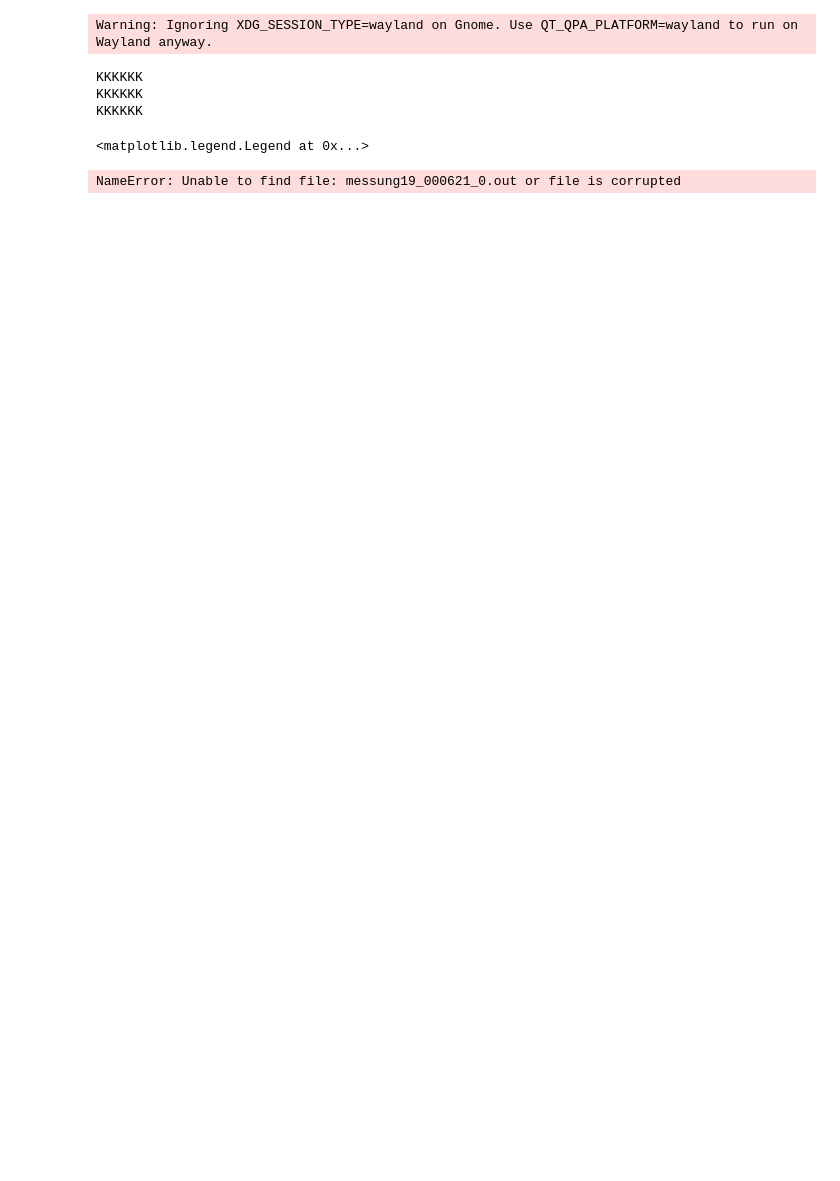
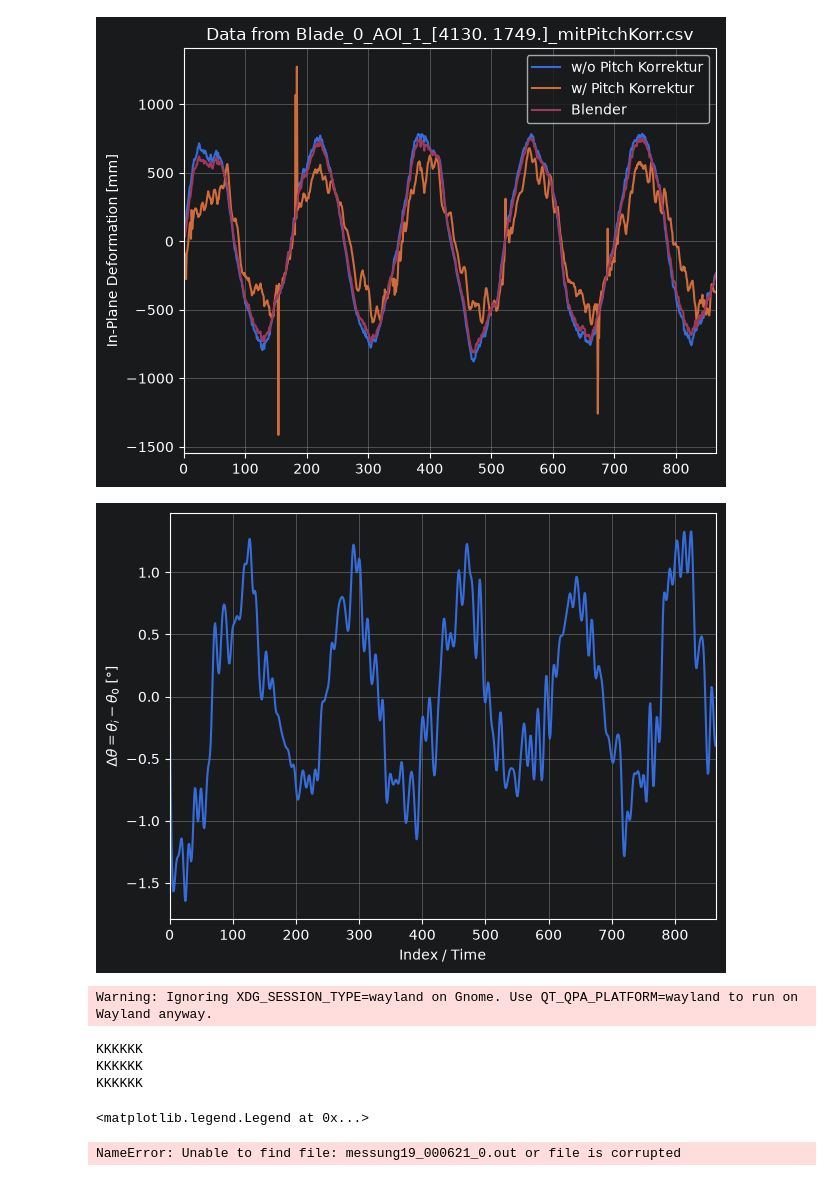
Before and after one commit to JARC99/tfd-wea-dic, a Jupyter notebook: sandbox/sandbox.ipynb, the cells around one changed output. Cells and saved outputs as stored; diff of their text form; code cells hidden in the pictures; blank space fills up the shorter version.

Commit message:
Add option to read pitch angle value as .csv

```diff
--- a/sandbox/sandbox.ipynb
+++ b/sandbox/sandbox.ipynb
@@ -1,9 +1,9 @@
 # %%
 %reset -f
-%matplotlib qt
+# %matplotlib qt
 
 import os
-
+import easygui
 import matplotlib.pyplot as plt
 import numpy as np
 import pandas as pd
@@ -14,56 +14,73 @@ import scipy.io
 plt.close("all")
 
 v_i = 0
-v_f = 10000
+v_f = 865
 
 # Open file dialog to select a .mat file
-mat_file_path = '/home/jarc/Desktop/tfd-wea-dic/sandbox/pitch_bladeA_messung24.mat'  #easygui.fileopenbox("Select the .mat file")
+pitch_angle_file = r"C:\Users\printezis_adm\Desktop\tfd-wea-dic\sandbox\BLENDER Blade BLADE_A_1.csv" # easygui.fileopenbox("Select the .mat file")
 
-file_path_w_pitch = 'Blade_0_AOI_2_[3939. 1147.]_ohnePitchKorr.csv'  #easygui.fileopenbox("Select the .csv file")
-file_path_wo_pitch = "Blade_0_AOI_2_[3939. 1147.]_mitPitchKorr.csv"
 
+
+
+
+
+file_path_wo_pitch_korr = r"C:\Users\printezis_adm\Desktop\tfd-wea-dic\sandbox\Blade_0_AOI_1_[4130. 1749.]_ohnePitchKorr.csv" # easygui.fileopenbox("Select the .csv file without correction")
+file_path_w_pitch_korr = r"C:\Users\printezis_adm\Desktop\tfd-wea-dic\sandbox\Blade_0_AOI_1_[4130. 1749.]_mitPitchKorr.csv" # easygui.fileopenbox("Select the .csv file with correction")
 fig = plt.figure()
 ax = fig.add_subplot(111)
 
-pitch_angle_array = scipy.io.loadmat(mat_file_path)
-pitch_angle_array = pitch_angle_array["pitch_wea_bladeA"].flatten()
-pitch_angle_array = pitch_angle_array[v_i:v_f] - pitch_angle_array[0]
+# pitch_angle_data = scipy.io.loadmat(pitch_angle_file)
+# pitch_angle_data = pitch_angle_data["pitch_wea_bladeA"].flatten()
 
-path_list = [file_path_w_pitch, file_path_wo_pitch]
+
+pitch_angle_data = pd.read_csv(pitch_angle_file, sep=";", decimal=",") # TODO: only for test
+
+schwenk_data = -pitch_angle_data[" Schwenk"].to_numpy()
+pitch_angle_data = -pitch_angle_data[" Winkel"].to_numpy()
+
+
+pitch_angle_data = pitch_angle_data[v_i:v_f] - pitch_angle_data[0]
+
+path_list = [file_path_wo_pitch_korr, file_path_w_pitch_korr]
 for path in path_list[:]:
     filename = os.path.basename(path)
     df_w_pitch = pd.read_csv(path, sep=";", decimal=',', skiprows=1, header=0)
 
     y_pos = df_w_pitch["Y [mm]"].to_numpy(copy=True)[v_i:v_f]
     sigma = df_w_pitch["sigma [pixel]"].to_numpy(copy=True)[v_i:v_f]
     deformation_V = df_w_pitch["V [mm]"].to_numpy(copy=True)[v_i:v_f]
 
     bad_sigmas = np.nonzero(sigma < 0)[0]
     deformation_V[bad_sigmas] = 0
 
     ax.plot(deformation_V, label=filename)
 
+
+ax.plot(schwenk_data)
 ax.set_title(f"Data from {filename}")
 
 ax.set_ylabel("In-Plane Deformation [mm]")
 ax.grid(True)
 ax.set_xlim(v_i, v_f)
-ax.legend()
+ax.legend(["w/o Pitch Korrektur", "w/ Pitch Korrektur", "Blender"])
 plt.tight_layout()
 plt.show()
 
 # Create a plot for the variables found
 fig1 = plt.figure()
 ax1 = fig1.add_subplot()
 
-ax1.plot(pitch_angle_array)
+ax1.plot(pitch_angle_data)
 
 ax1.set_xlabel("Index / Time")
 ax1.set_ylabel(r"$\Delta \theta = \theta_{i} - \theta_{0}$ [°]")
 ax1.grid(True)
 ax1.set_xlim(v_i, v_f)
 plt.tight_layout()
 plt.show()
+# %% [output]
+[figure, added]
+[figure, added]
 # %%
 %reset -f
 %matplotlib qt
```
Also changed, not shown: 8 other files.
